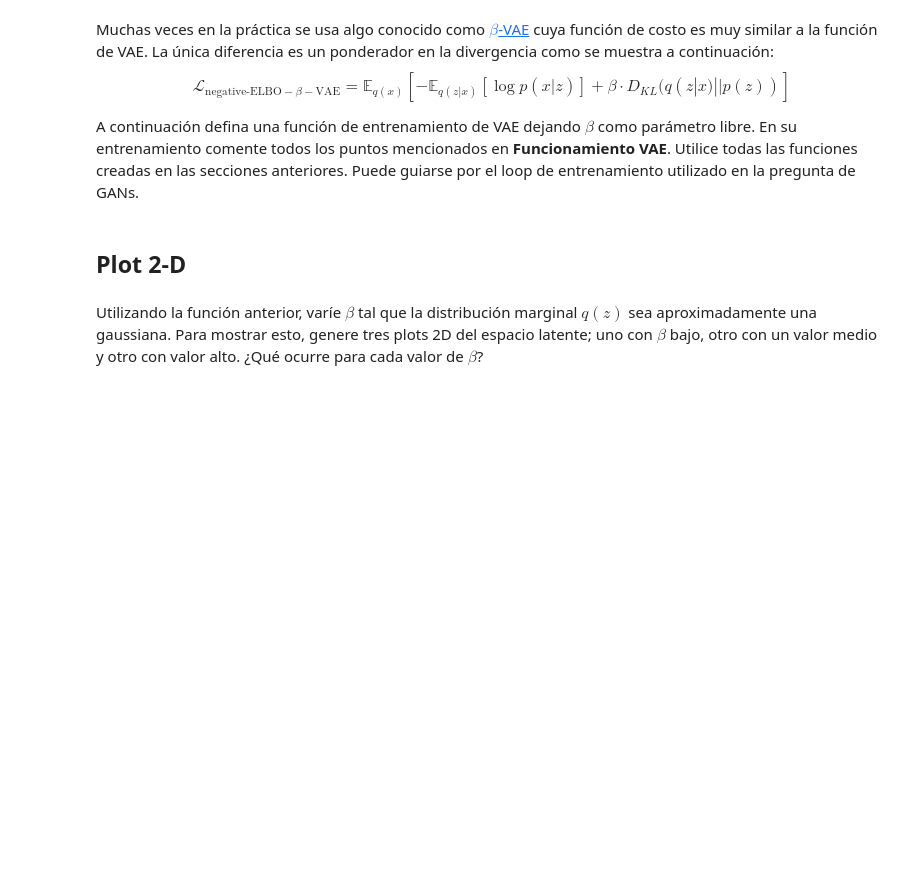
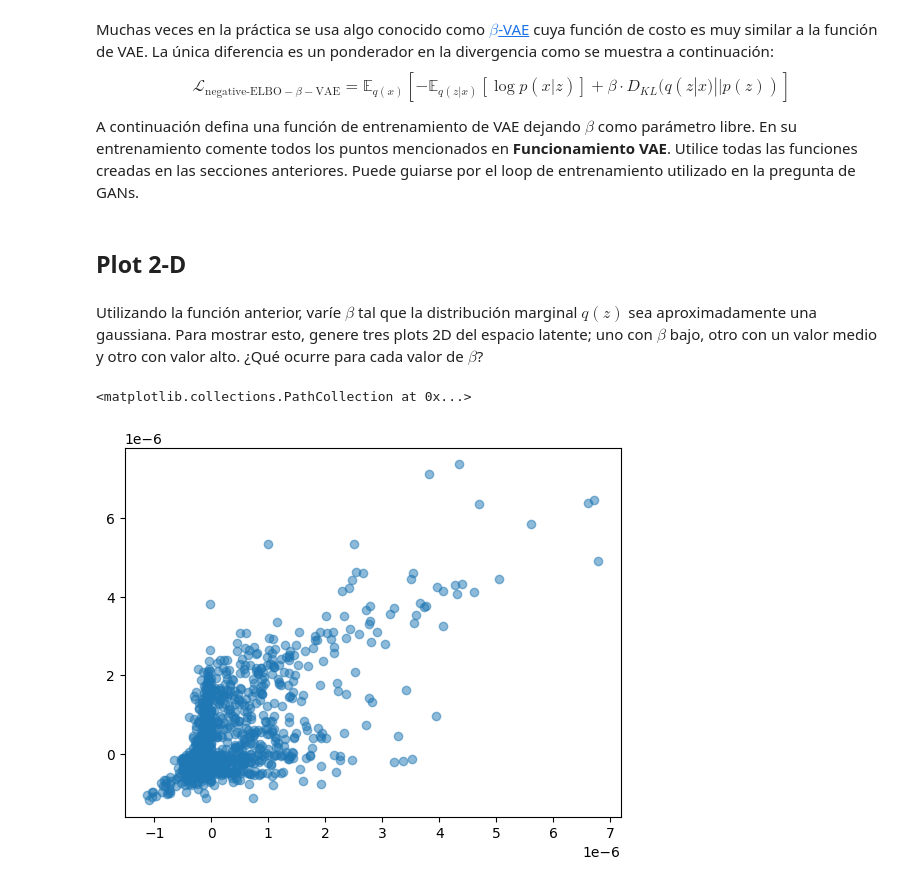
Before and after one commit to nfierroflo/EL7006-1, a Jupyter notebook: T4-GANs&VAEs/EL7006_T4_P2_VAE_Enunciado.ipynb, the cells around one changed output. Drawn from its saved outputs; the diff is of its cells as text; code cells hidden in the pictures; blank space fills up the shorter version.

```diff
--- a/T4-GANs&VAEs/EL7006_T4_P2_VAE_Enunciado.ipynb
+++ b/T4-GANs&VAEs/EL7006_T4_P2_VAE_Enunciado.ipynb
@@ -119,10 +227,15 @@ def make_gen_block(input_channels, output_channels, kernel_size=3, stride=2, fin
     if not final_layer:
         return nn.Sequential(
         ### YOUR CODE HERE ###
+        torch.nn.ConvTranspose2d(input_channels, output_channels, kernel_size, stride),
+        torch.nn.BatchNorm2d(output_channels),
+        torch.nn.ReLU()
         )
     else:
         return nn.Sequential(
         ### YOUR CODE HERE ###
+        torch.nn.ConvTranspose2d(input_channels, output_channels, kernel_size, stride),
+        torch.nn.Identity()
         )
 # %%
 def get_noise(n_samples, z_dim, device='cpu'):
@@ -144,6 +257,10 @@ class Generator(nn.Module):
 
         self.gen = nn.Sequential(
         ### YOUR CODE HERE ###
+        make_gen_block(z_dim, hidden_dim*4, kernel_size=3, stride=2),
+        make_gen_block(hidden_dim*4, hidden_dim*2, kernel_size=4, stride=1),
+        make_gen_block(hidden_dim*2, hidden_dim, kernel_size=3, stride=2),
+        make_gen_block(hidden_dim, im_chan, kernel_size=4, stride=2, final_layer=True)
         )
 
     def unsqueeze_noise(self, noise):
@@ -166,10 +283,13 @@ def make_enc_block(input_channels, output_channels, kernel_size=4, stride=2, fin
         if not final_layer:
             return nn.Sequential(
             ### YOUR CODE HERE ###
+            torch.nn.Conv2d(input_channels, output_channels, kernel_size, stride),
+            torch.nn.BatchNorm2d(output_channels),torch.nn.LeakyReLU(0.2)
             )
         else:
             return nn.Sequential(
             ### YOUR CODE HERE ###
+            torch.nn.Conv2d(input_channels, output_channels, kernel_size, stride)
             )
 # %% [markdown]
 <h2> Encoder </h2>
@@ -185,12 +305,17 @@ Además tiene que definir la función split_output, que separa la predicción de
 class Encoder(nn.Module):
     def __init__(self, z_dim = 2, im_chan=1, hidden_dim=16):
         super(Encoder, self).__init__()
+        self.z_dim = z_dim
         self.enc = nn.Sequential(
         ### YOUR CODE HERE ###
+        make_enc_block(im_chan, hidden_dim, kernel_size=4, stride=2),
+        make_enc_block(hidden_dim, hidden_dim*2, kernel_size=4, stride=2),
+        make_enc_block(hidden_dim*2, 2*z_dim, kernel_size=4, stride=2)
         )
 
     def split_output(self, features):
         ### YOUR CODE HERE ###
+        return features[:, :self.z_dim], features[:, self.z_dim:]
 
     def forward(self, image):
         enc_pred = self.enc(image)
@@ -258,0 +427,14 @@ Utilizando la función anterior, varíe $\beta$ tal que la distribución margina
+# %%
+gen=Generator(z_dim).to(device)
+beta=0.1
+gen.load_state_dict(torch.load(f'gen_beta{beta}.pth'))
+gen.eval()
+z_samples = torch.randn(1000, z_dim).to(device)
+gen(z_samples).shape
+latent_representations = enc(gen(z_samples))
+x=torch.squeeze(latent_representations[0][:, 0]).detach().cpu().numpy()
+y=torch.squeeze(latent_representations[0][:, 1]).detach().cpu().numpy()
+plt.scatter(x, y, alpha=0.5)
+# %% [output]
+<matplotlib.collections.PathCollection at 0x...>
+[figure, added]
```
Also changed, not shown: parts of 12 cells of this notebook, 6 other files.
